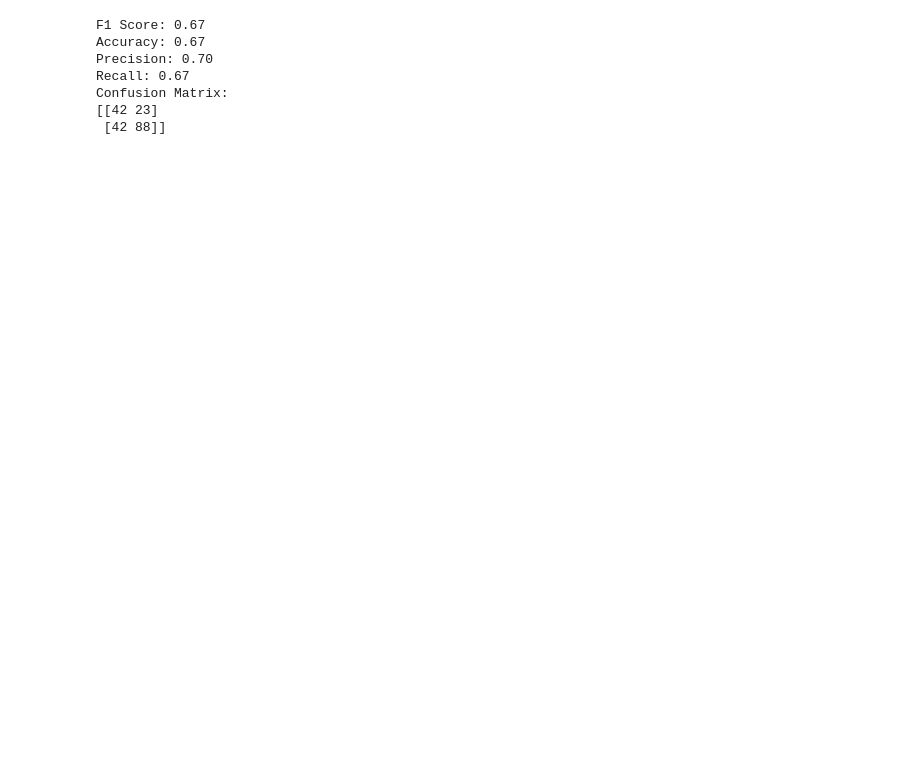
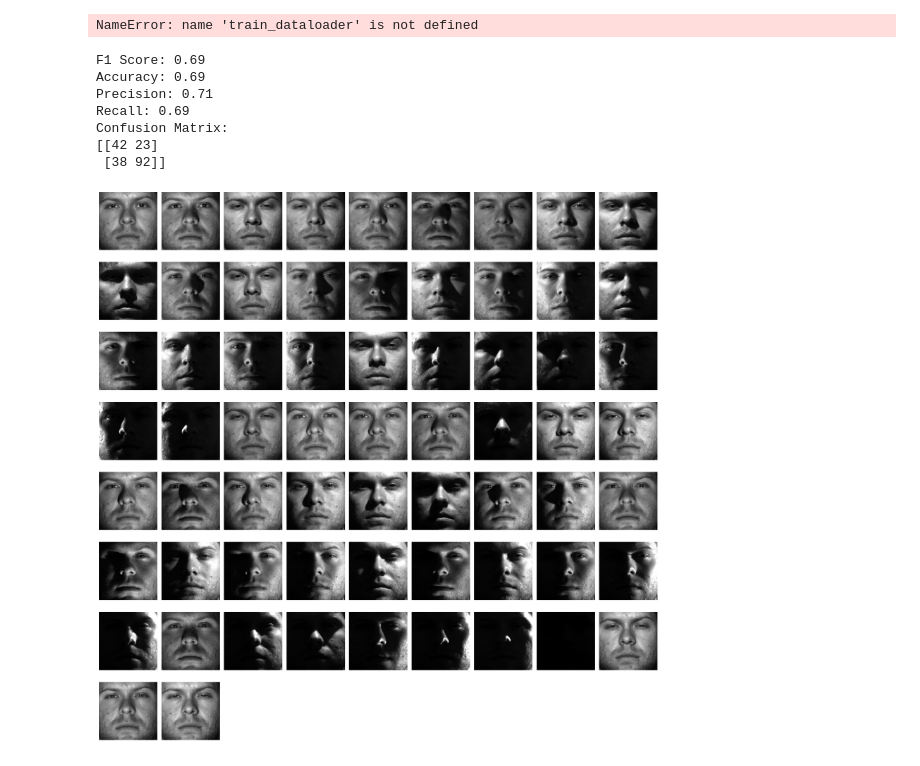
Before and after one commit to pariyajebreili/FacePrediction, a Jupyter notebook: main.ipynb, the cells around one changed output. Saved outputs shown, nothing was run; the diff lists cells and outputs as text; code cells hidden in the pictures; blank space fills up the shorter version.

```diff
--- a/main.ipynb
+++ b/main.ipynb
@@ -149,14 +165,12 @@ test_dataloader = DataLoader(test_dataset, batch_size=8, shuffle=True)
 import plotly.graph_objects as go
 import plotly.offline as pyo
 
+# train the model and plot the loss
 train_losses = []
-test_losses = []
-
 
 for epoch in range(epochs):
     core_model.train()
     total_train_loss = 0.0
-
     for inputs, labels in tqdm(train_dataloader, leave=False):
         inputs, labels = inputs.to(device), labels.to(device)
         optimizer.zero_grad()
@@ -165,13 +179,11 @@ for epoch in range(epochs):
         loss.backward()
         optimizer.step()
         total_train_loss += loss.item()
-
     average_train_loss = total_train_loss / len(train_dataloader)
     train_losses.append(average_train_loss)
 
 
 # plot the loss
-
 trace_train = go.Scatter(
     x=list(range(1, epochs + 1)),
     y=train_losses,
@@ -187,11 +199,13 @@ layout = go.Layout(
 )
 fig = go.Figure(data=[trace_train], layout=layout)
 pyo.iplot(fig)
+# %% [output]
+NameError: name 'train_dataloader' is not defined
 # %%
 import torch
 from sklearn.metrics import f1_score, accuracy_score, precision_score, recall_score, confusion_matrix
 from tqdm import tqdm
-
+# test the model and print the important metrics
 core_model.eval()
 
 predictions = []
@@ -199,7 +213,7 @@ labels = []
 
 
 with torch.no_grad():
-    for test_inputs, test_labels in tqdm(test_dataloader, desc="Testing", leave=False):
+    for test_inputs, test_labels in tqdm(test_dataloader, leave=False):
         test_inputs, test_labels = test_inputs.to(device), test_labels.to(device)
         test_outputs = core_model(test_inputs)
         _, predicted = torch.max(test_outputs, 1)
@@ -223,13 +237,13 @@ print(f"Precision: {precision:.2f}")
 print(f"Recall: {recall:.2f}")
 print(f"Confusion Matrix:\n{conf_matrix}")
 # %% [output]
-F1 Score: 0.67
-Accuracy: 0.67
-Precision: 0.70
-Recall: 0.67
+F1 Score: 0.69
+Accuracy: 0.69
+Precision: 0.71
+Recall: 0.69
 Confusion Matrix:
 [[42 23]
- [42 88]]
+ [38 92]]
 # %%
 import torch
 import plotly.graph_objects as go
@@ -277,3 +292,35 @@ fig.add_trace(go.Scatter(x=list(range(1, epochs+1)), y=train_losses, mode='lines
 fig.add_trace(go.Scatter(x=list(range(1, epochs+1)), y=test_losses, mode='lines+markers', name='Test Loss'))
 fig.update_layout(title='Training and Testing Loss Over Epochs', xaxis_title='Epoch', yaxis_title='Loss', legend_title='Loss Type')
 pyo.iplot(fig)
+# %%
+import matplotlib.pyplot as plt
+from PIL import Image
+import os
+
+# plot the all images of one person
+image_files = [f for f in os.listdir('YaleB/B01P00') if f.endswith('.tif')]  # Adjust the extension as needed
+images = [Image.open(os.path.join('YaleB/B01P00', file)).convert('RGB') for file in image_files]  # Convert to RGB
+
+
+img_width, img_height = images[0].size
+
+
+cols = 9
+rows = len(images) // cols + (1 if len(images) % cols else 0)
+
+
+fig, axs = plt.subplots(rows, cols, figsize=(20, 20))
+
+for i, img in enumerate(images):
+    ax = axs[i // cols, i % cols]
+    ax.imshow(img, aspect='equal')
+    ax.axis('off')
+
+# Hide any unused subplots
+for i in range(len(images), rows * cols):
+    axs[i // cols, i % cols].axis('off')
+
+plt.tight_layout()
+plt.show()
+# %% [output]
+[figure, added]
```
Also changed, not shown: parts of 6 cells of this notebook, 1 other file.
